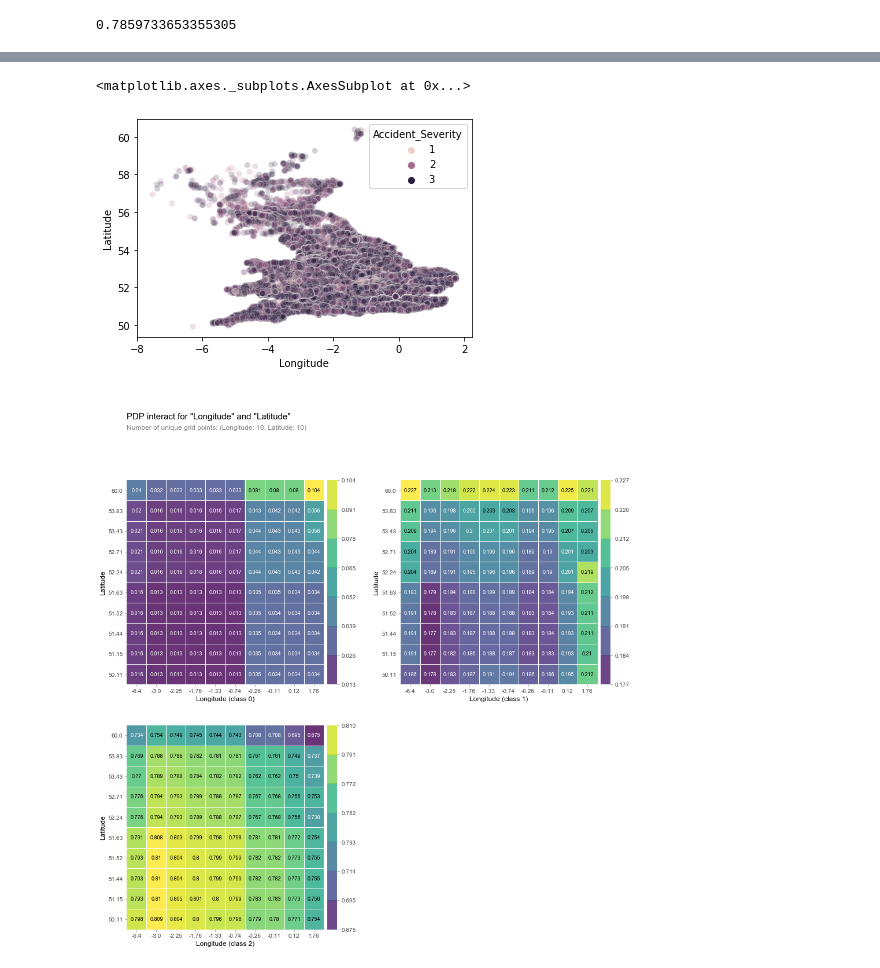
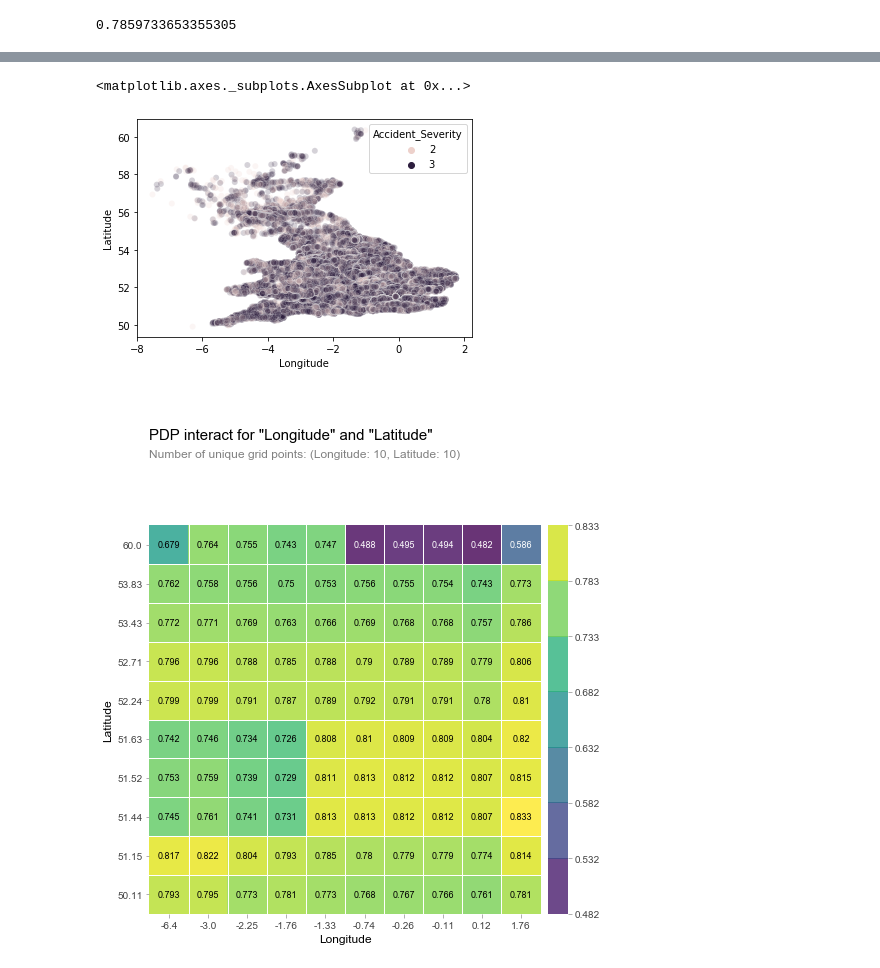
Before and after one commit to ulloa/UKRoadSafety, a Jupyter notebook: build.ipynb, the cells around one changed output, grey strips where cells are left out. Saved outputs shown, nothing was run; the diff lists cells and outputs as text; code cells hidden in the pictures.

Commit message:
cleaned data, fixed target, used randomizedsearch

```diff
--- a/build.ipynb
+++ b/build.ipynb
@@ -34,9 +34,20 @@ def wrangle(fm_path):
     data.drop(columns=cols_to_drop, inplace=True)
 
     # drop high cardinality categorical columns
-    cols_to_drop = [col for col in data.select_dtypes('object') if data[col].nunique() > 500]
+    cols_to_drop = [col for col in data.select_dtypes('object') if data[col].nunique() > 100]
     data.drop(columns=cols_to_drop, inplace=True)
 
+    # drop duplicate info columns
+    cols_to_drop = ['Location_Easting_OSGR', 'Location_Northing_OSGR']
+    data.drop(columns=cols_to_drop, inplace=True)
+
+    # drop data leakage
+    cols_to_drop = ['Number_of_Casualties']
+    data.drop(columns=cols_to_drop, inplace=True)
+
+    # combine accident_severity 1 and 2, both as 2
+    data['Accident_Severity'].replace(1,2, inplace=True)
+
     return data
 # %%
 DATA_PATH = './data/'
@@ -70,6 +81,6 @@ baseline_acc
 model_boost = make_pipeline(
     OrdinalEncoder(),
     SimpleImputer(strategy='mean'),
-    GradientBoostingClassifier(random_state = 42)
+    GradientBoostingClassifier(random_state = 42, n_estimators = 120, learning_rate=0.09, max_depth=4)
 )
-model_boost.fit(X_train, y_train)
+#model_boost.fit(X_train, y_train)
@@ -95,0 +87,8 @@ Length: 208, dtype: int64}])),
+# %%
+param_dist = {'gradientboostingclassifier__n_estimators': range(114,124, 2),
+              'gradientboostingclassifier__learning_rate': np.arange(0.07, 0.095, .005),
+              'gradientboostingclassifier__max_depth': range(3, 5, 1),
+             }
+
+clf = RandomizedSearchCV(model_boost, param_distributions = param_dist, n_iter = 10, cv=2, n_jobs = -1, random_state=42)
+clf.fit(X_train, y_train)
@@ -129,19 +153,19 @@ import seaborn as sns
 sns.scatterplot('Longitude', 'Latitude', hue='Accident_Severity', data=df, alpha=.2)
 # %% [output]
 <matplotlib.axes._subplots.AxesSubplot at 0x...>
-[figure, old version]
+[figure, new version]
 # %%
 features = ['Longitude', 'Latitude']
 # YOUR CODE HERE
 plt.rcParams['figure.dpi'] = 72
 
 interaction = pdp_interact(
-    model=model_boost,
+    model=clf,
     dataset=X_val.dropna(),
     model_features=X_val.columns,
     features=features
 )
 
 pdp_interact_plot(interaction, plot_type='grid', feature_names = features);
 # %% [output]
-[figure, old version]
+[figure, new version]
```
Also changed, not shown: parts of 9 cells of this notebook.
